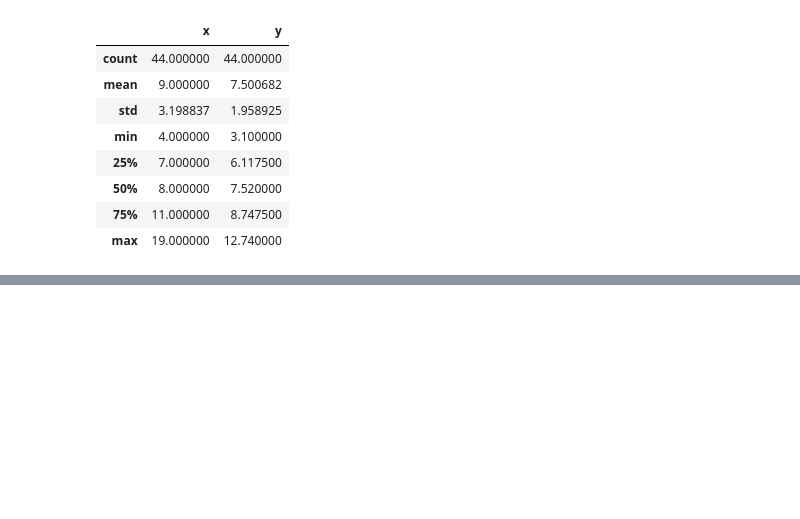
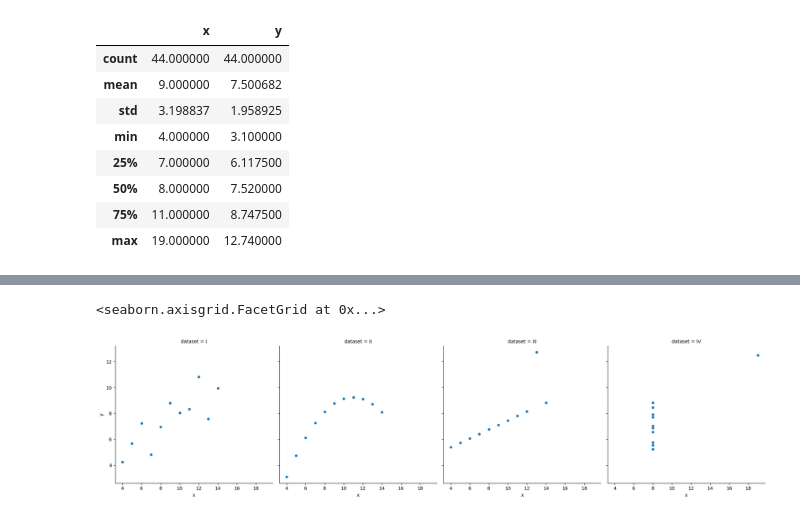
Before and after one commit to Thoai-Adam/python-exercises, a Jupyter notebook: numpy-pandas-visualization-exercises/seaborn_exercises.ipynb, the cells around one changed output, grey strips where cells are left out. Cells and saved outputs as stored; diff of their text form; code cells hidden in the pictures; blank space fills up the shorter version.

Commit message:
2nd attempt at seaborn

```diff
--- a/numpy-pandas-visualization-exercises/seaborn_exercises.ipynb
+++ b/numpy-pandas-visualization-exercises/seaborn_exercises.ipynb
@@ -101,0 +118,5 @@ group_column
+# %%
+sns.relplot(data=an,x='x',y='y', col='dataset')
+# %% [output]
+<seaborn.axisgrid.FacetGrid at 0x...>
+[figure, added]
```
Also changed, not shown: parts of 15 cells of this notebook.
